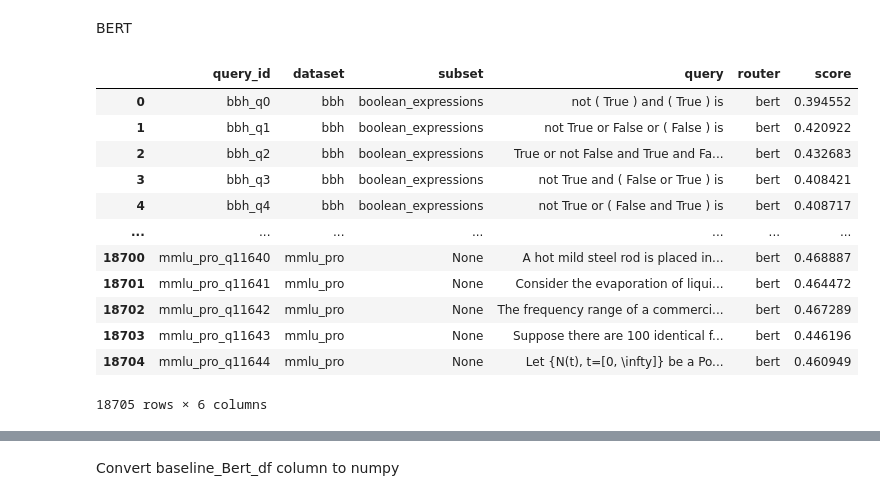
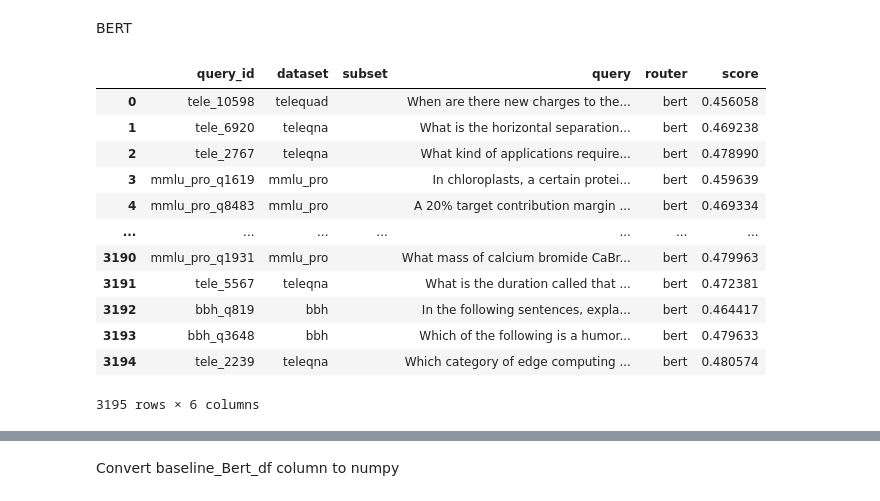
Before and after one commit to Yide-Song2025/AR-LLM, a Jupyter notebook: Eval.ipynb, the cells around one changed output, grey strips where cells are left out. Cells and saved outputs as stored; diff of their text form; code cells hidden in the pictures.

```diff
--- a/Eval.ipynb
+++ b/Eval.ipynb
@@ -380,22 +384,22 @@ OOD + Unseen: accuracy=0.8194, mean_cost=4.5516
 # %% [markdown]
 BERT
 # %%
-baseline_scores_bert = pd.read_json('./data/baseline_scores/bert_router_scores_id.jsonl', lines=True)
+baseline_scores_bert = pd.read_json('./results/bert_router_scores.jsonl', lines=True)
 baseline_scores_bert
 # %% [output]
 |  | query_id | dataset | subset | query | router | score |
-| 0 | bbh_q0 | bbh | boolean_expressions | not ( True ) and ( True ) is | bert | 0.394552 |
-| 1 | bbh_q1 | bbh | boolean_expressions | not True or False or ( False ) is | bert | 0.420922 |
-| 2 | bbh_q2 | bbh | boolean_expressions | True or not False and True and Fa... | bert | 0.432683 |
-| 3 | bbh_q3 | bbh | boolean_expressions | not True and ( False or True ) is | bert | 0.408421 |
-| 4 | bbh_q4 | bbh | boolean_expressions | not True or ( False and True ) is | bert | 0.408717 |
+| 0 | tele_10598 | telequad |  | When are there new charges to the... | bert | 0.456058 |
+| 1 | tele_6920 | teleqna |  | What is the horizontal separation... | bert | 0.469238 |
+| 2 | tele_2767 | teleqna |  | What kind of applications require... | bert | 0.478990 |
+| 3 | mmlu_pro_q1619 | mmlu_pro |  | In chloroplasts, a certain protei... | bert | 0.459639 |
+| 4 | mmlu_pro_q8483 | mmlu_pro |  | A 20% target contribution margin ... | bert | 0.469334 |
 | ... | ... | ... | ... | ... | ... | ... |
-| 18700 | mmlu_pro_q11640 | mmlu_pro | None | A hot mild steel rod is placed in... | bert | 0.468887 |
-| 18701 | mmlu_pro_q11641 | mmlu_pro | None | Consider the evaporation of liqui... | bert | 0.464472 |
-| 18702 | mmlu_pro_q11642 | mmlu_pro | None | The frequency range of a commerci... | bert | 0.467289 |
-| 18703 | mmlu_pro_q11643 | mmlu_pro | None | Suppose there are 100 identical f... | bert | 0.446196 |
-| 18704 | mmlu_pro_q11644 | mmlu_pro | None | Let {N(t), t=[0, \infty]} be a Po... | bert | 0.460949 |
+| 3190 | mmlu_pro_q1931 | mmlu_pro |  | What mass of calcium bromide CaBr... | bert | 0.479963 |
+| 3191 | tele_5567 | teleqna |  | What is the duration called that ... | bert | 0.472381 |
+| 3192 | bbh_q819 | bbh |  | In the following sentences, expla... | bert | 0.464417 |
+| 3193 | bbh_q3648 | bbh |  | Which of the following is a humor... | bert | 0.479633 |
+| 3194 | tele_2239 | teleqna |  | Which category of edge computing ... | bert | 0.480574 |
-18705 rows × 6 columns
+3195 rows × 6 columns
 # %%
 extracted_data_ID
 # %% [output]
```
Also changed, not shown: parts of 25 cells of this notebook, 14 other files.
